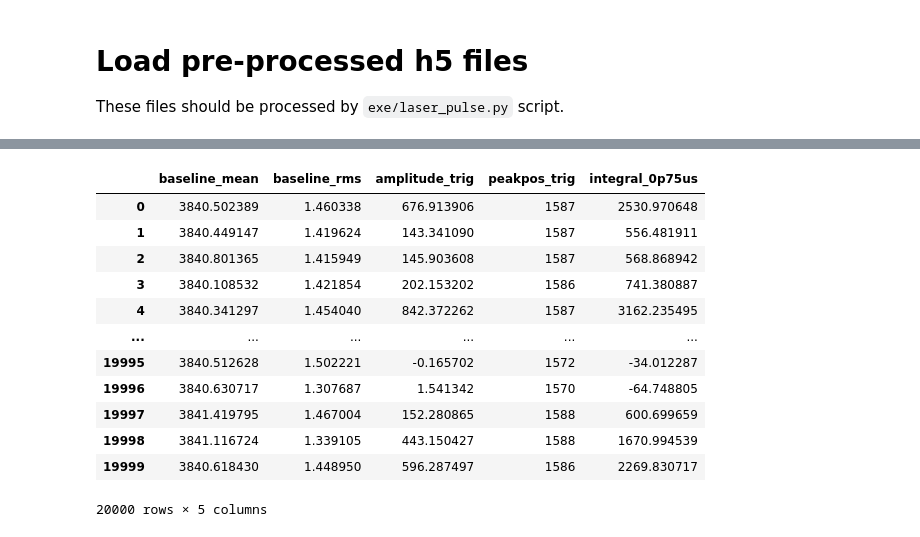
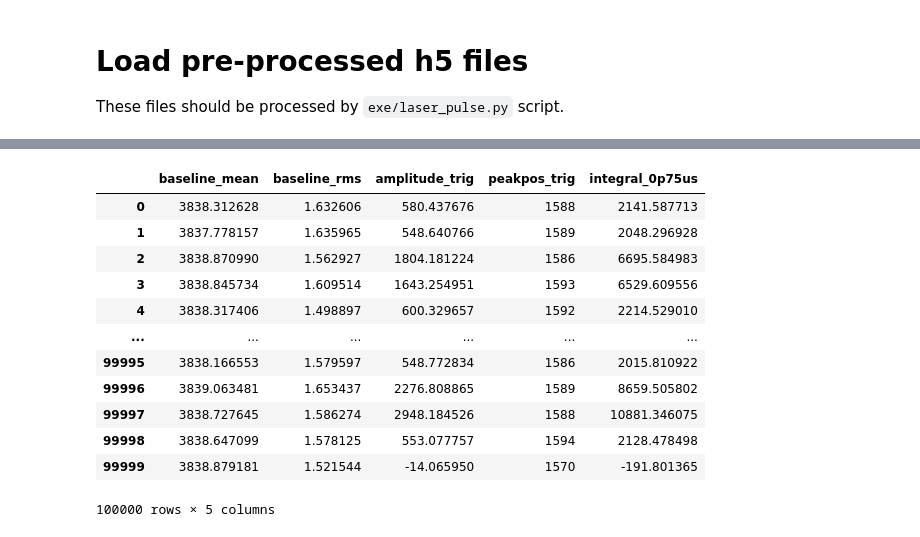
Before and after one commit to darkside-princeton/sipm-analysis, a Jupyter notebook: jupyter/calibration_liq4.ipynb, the cells around one changed output, grey strips where cells are left out. Drawn from its saved outputs; the diff is of its cells as text; code cells hidden in the pictures.

```diff
--- a/jupyter/calibration_liq4.ipynb
+++ b/jupyter/calibration_liq4.ipynb
@@ -58,7 +65,7 @@ path = "/scratch/gpfs/nwoofter/results/"
 data = {}
 intensity = [1070]
 channels = [0, 1, 2, 3]
-voltages = [88]
+voltages = [88, 90, 92, 94, 96]
 for intn in intensity:
     data[intn] = {}
     for ch in channels:
@@ -81,22 +104,22 @@ for intn in intensity:
 # %%
 intn = 1070
 ch = 0
-volt = 88
+volt = 92
 data[intn][ch][volt]
 # %% [output]
 |  | baseline_mean | baseline_rms | amplitude_trig | peakpos_trig | integral_0p75us |
-| 0 | 3840.502389 | 1.460338 | 676.913906 | 1587 | 2530.970648 |
-| 1 | 3840.449147 | 1.419624 | 143.341090 | 1587 | 556.481911 |
-| 2 | 3840.801365 | 1.415949 | 145.903608 | 1587 | 568.868942 |
-| 3 | 3840.108532 | 1.421854 | 202.153202 | 1586 | 741.380887 |
-| 4 | 3840.341297 | 1.454040 | 842.372262 | 1587 | 3162.235495 |
+| 0 | 3838.312628 | 1.632606 | 580.437676 | 1588 | 2141.587713 |
+| 1 | 3837.778157 | 1.635965 | 548.640766 | 1589 | 2048.296928 |
+| 2 | 3838.870990 | 1.562927 | 1804.181224 | 1586 | 6695.584983 |
+| 3 | 3838.845734 | 1.609514 | 1643.254951 | 1593 | 6529.609556 |
+| 4 | 3838.317406 | 1.498897 | 600.329657 | 1592 | 2214.529010 |
 | ... | ... | ... | ... | ... | ... |
-| 19995 | 3840.512628 | 1.502221 | -0.165702 | 1572 | -34.012287 |
-| 19996 | 3840.630717 | 1.307687 | 1.541342 | 1570 | -64.748805 |
-| 19997 | 3841.419795 | 1.467004 | 152.280865 | 1588 | 600.699659 |
-| 19998 | 3841.116724 | 1.339105 | 443.150427 | 1588 | 1670.994539 |
-| 19999 | 3840.618430 | 1.448950 | 596.287497 | 1586 | 2269.830717 |
+| 99995 | 3838.166553 | 1.579597 | 548.772834 | 1586 | 2015.810922 |
+| 99996 | 3839.063481 | 1.653437 | 2276.808865 | 1589 | 8659.505802 |
+| 99997 | 3838.727645 | 1.586274 | 2948.184526 | 1588 | 10881.346075 |
+| 99998 | 3838.647099 | 1.578125 | 553.077757 | 1594 | 2128.478498 |
+| 99999 | 3838.879181 | 1.521544 | -14.065950 | 1570 | -191.801365 |
-20000 rows × 5 columns
+100000 rows × 5 columns
 # %%
 intn = 1070
 ch = 0
```
Also changed, not shown: parts of 18 cells of this notebook, 1 other file.
